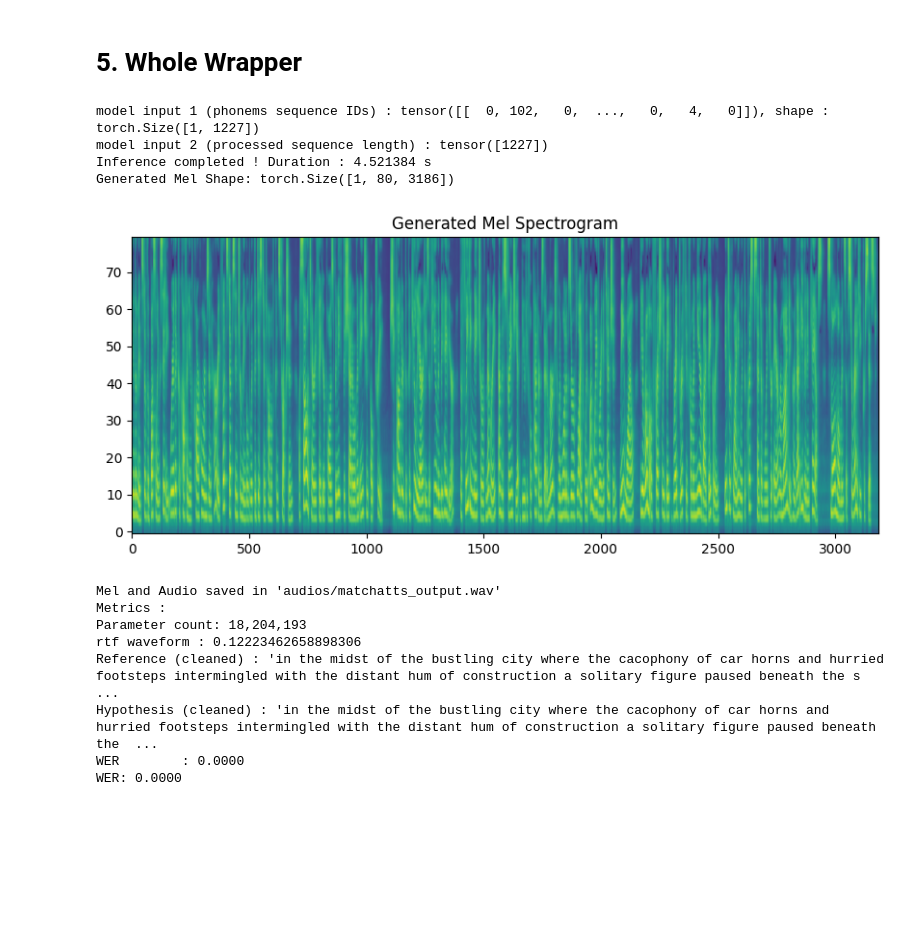
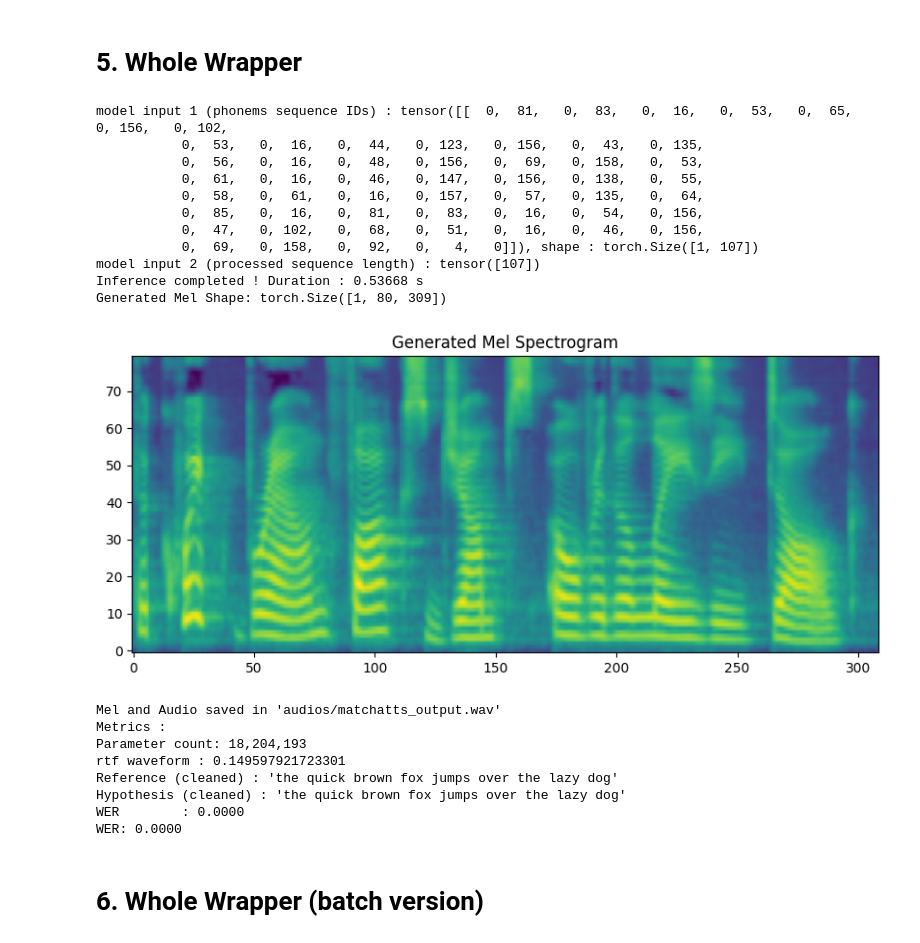
Before and after one commit to 2ineddine/MatchaTTS-Implementation-Analysis, a Jupyter notebook: 1_notebook_run_model.ipynb, the cells around one changed output. Cells and saved outputs as stored; diff of their text form; code cells hidden in the pictures; blank space fills up the shorter version.

Commit message:
Run Inference v8 (Add List of sentences whole wrapper)

```diff
--- a/1_notebook_run_model.ipynb
+++ b/1_notebook_run_model.ipynb
@@ -380,7 +380,7 @@ WER: 0.0000 (Transcribed: hello world)
 # %% [markdown]
 # 5. Whole Wrapper
 # %%
-def synthesise(
+def single_synthesise(
     text_input,
     model,
     vocoder,
@@ -445,44 +445,53 @@ def synthesise(
 
     return output
 # %%
-text_input = "In the midst of the bustling city, where the cacophony of car horns and hurried footsteps intermingled with the distant hum of construction, a solitary figure paused beneath the shadow of an ancient oak tree. She pondered the peculiarities of human behavior, the fleeting nature of memory, and the strange yet beautiful patterns that emerged when one observed life with unwavering attention. Meanwhile, the aroma of freshly baked bread drifted from a nearby bakery, intertwining with the crisp scent of winter air, reminding her that even in chaos, small moments of serenity persist."
+text_input = "The quick brown fox jumps over the lazy dog."
 model = MODEL
 vocoder = VOCODER
 denoiser = DENOISER
 asr_model = ASR_MODEL
 device = DEVICE
 n_timesteps = 10
 length_scale = 1
 temperature = 0.667
 spks = None
 
-output = synthesise(
+output = single_synthesise(
     text_input,
     model,
     vocoder,
     denoiser,
     asr_model,
     device,
     n_timesteps,
     length_scale,
     temperature,
     spks,
     denoiser_strength = 0.00025,
     output_audio_sr = 22050,
     filename = "matchatts_output",
     output_folder = "audios"
 )
 # %% [output]
-model input 1 (phonems sequence IDs) : tensor([[  0, 102,   0,  ...,   0,   4,   0]]), shape : torch.Size([1, 1227])
-model input 2 (processed sequence length) : tensor([1227])
-Inference completed ! Duration : 4.521384 s
-Generated Mel Shape: torch.Size([1, 80, 3186])
+model input 1 (phonems sequence IDs) : tensor([[  0,  81,   0,  83,   0,  16,   0,  53,   0,  65,   0, 156,   0, 102,
+           0,  53,   0,  16,   0,  44,   0, 123,   0, 156,   0,  43,   0, 135,
+           0,  56,   0,  16,   0,  48,   0, 156,   0,  69,   0, 158,   0,  53,
+           0,  61,   0,  16,   0,  46,   0, 147,   0, 156,   0, 138,   0,  55,
+           0,  58,   0,  61,   0,  16,   0, 157,   0,  57,   0, 135,   0,  64,
+           0,  85,   0,  16,   0,  81,   0,  83,   0,  16,   0,  54,   0, 156,
+           0,  47,   0, 102,   0,  68,   0,  51,   0,  16,   0,  46,   0, 156,
+           0,  69,   0, 158,   0,  92,   0,   4,   0]]), shape : torch.Size([1, 107])
+model input 2 (processed sequence length) : tensor([107])
+Inference completed ! Duration : 0.53668 s
+Generated Mel Shape: torch.Size([1, 80, 309])
-[figure, old version]
+[figure, new version]
 Mel and Audio saved in 'audios/matchatts_output.wav'
 Metrics :
 Parameter count: 18,204,193
-rtf waveform : 0.12223462658898306
-Reference (cleaned) : 'in the midst of the bustling city where the cacophony of car horns and hurried footsteps intermingled with the distant hum of construction a solitary figure paused beneath the s ...
-Hypothesis (cleaned) : 'in the midst of the bustling city where the cacophony of car horns and hurried footsteps intermingled with the distant hum of construction a solitary figure paused beneath the  ...
+rtf waveform : 0.149597921723301
+Reference (cleaned) : 'the quick brown fox jumps over the lazy dog'
+Hypothesis (cleaned) : 'the quick brown fox jumps over the lazy dog'
 WER        : 0.0000
 WER: 0.0000
+# %% [markdown]
+# 6. Whole Wrapper (batch version)
```
Also changed, not shown: parts of 4 cells of this notebook.
